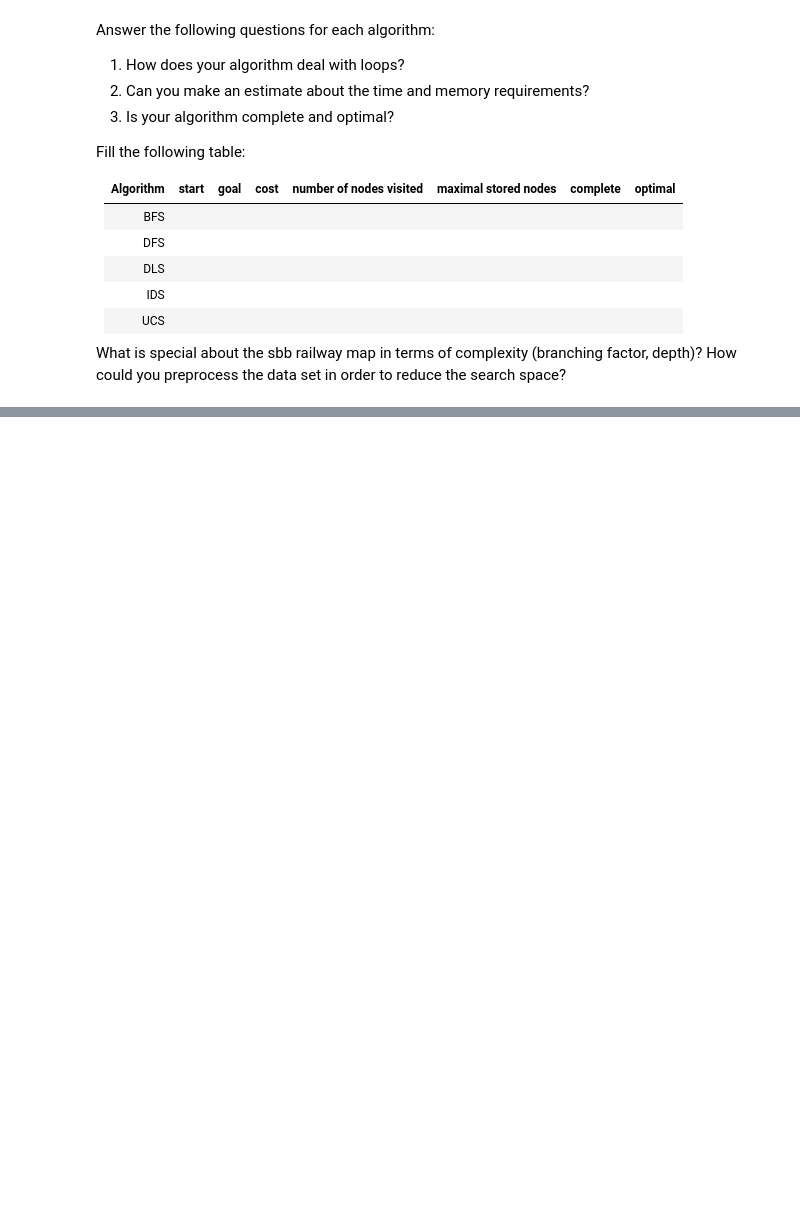
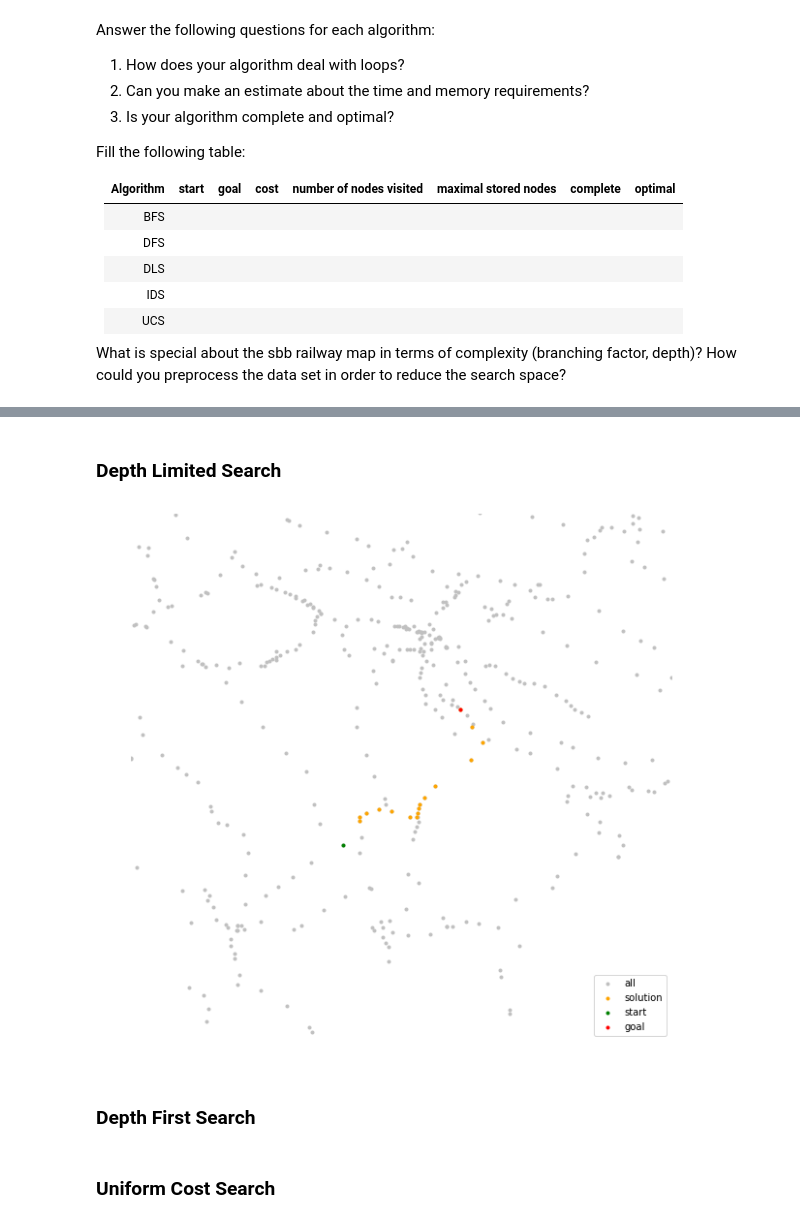
Before and after one commit to Inux/aiso, a Jupyter notebook: src/SystematicSearch/01_systematic_search.ipynb, the cells around one changed output, grey strips where cells are left out. Cells and saved outputs as stored; diff of their text form; code cells hidden in the pictures; blank space fills up the shorter version.

```diff
--- a/src/SystematicSearch/01_systematic_search.ipynb
+++ b/src/SystematicSearch/01_systematic_search.ipynb
@@ -202,0 +316,31 @@ class PriorityQueue:
+# %% [markdown]
+### Depth Limited Search
+# %%
+def depth_limited_search(n, prob, l):
+    if prob.goal_test(n.state):
+        return n # found goal node
+
+    elif l == 0:
+        return True
+
+    else:
+        cut = False
+        for c in n.expand(prob):
+            r = depth_limited_search(c, prob, l-1)
+
+            if isinstance(r, Node):
+                return r
+            elif r is True:
+                c = True
+
+        if c is True:
+            return True
+        else:
+            return False
+
+n = depth_limited_search(Node(problem.initial), problem, 20)
+plot_it(n, start, goal)
+# %% [output]
+[figure, added]
+# %% [markdown]
+### Depth First Search
@@ -202,0 +362,2 @@ class PriorityQueue:
+# %% [markdown]
+### Uniform Cost Search
```
Also changed, not shown: parts of 12 cells of this notebook, 17 other files.
